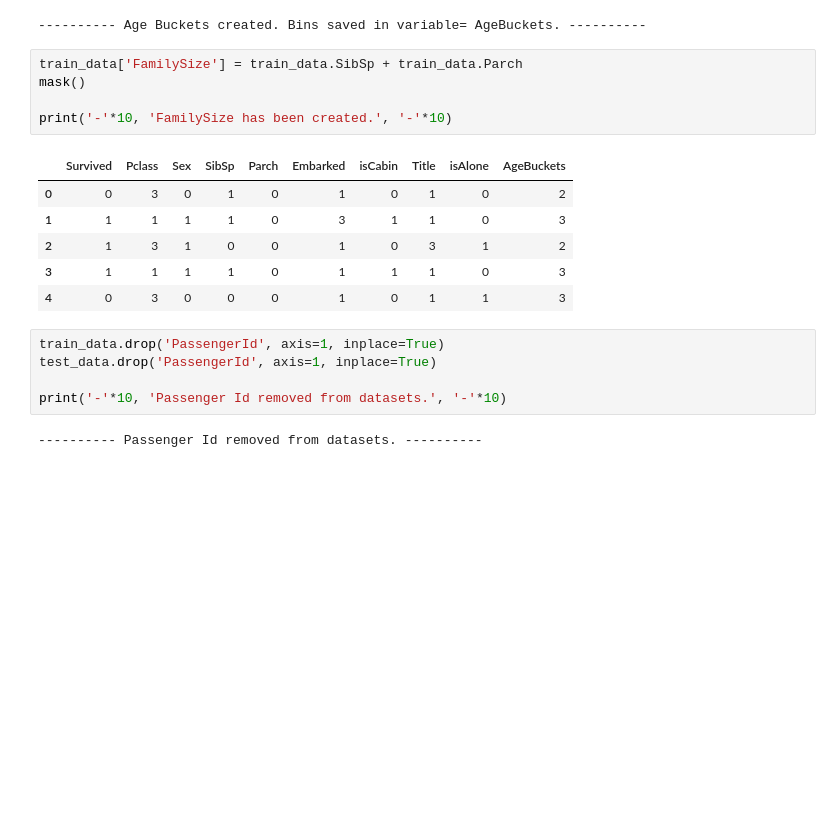
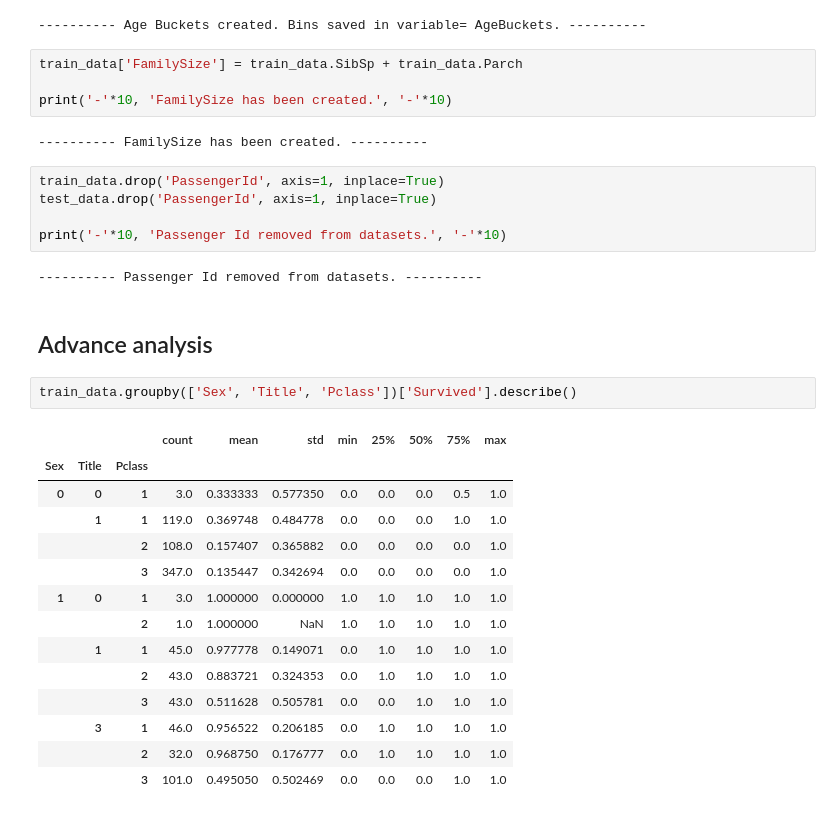
Before and after one commit to MateuszKonopelski/Kaggle, a Jupyter notebook: Project1_Titanic/Titanic_code.ipynb, the cells around one changed output. Saved outputs shown, nothing was run; the diff lists cells and outputs as text; blank space fills up the shorter version.

Commit message:
Advance grouping and pivot tables

```diff
--- a/Project1_Titanic/Titanic_code.ipynb
+++ b/Project1_Titanic/Titanic_code.ipynb
@@ -328,16 +325,10 @@ print('-'*10, 'Age Buckets created. Bins saved in variable= AgeBuckets.', '-'*10
 ---------- Age Buckets created. Bins saved in variable= AgeBuckets. ----------
 # %%
 train_data['FamilySize'] = train_data.SibSp + train_data.Parch
-mask()
 
 print('-'*10, 'FamilySize has been created.', '-'*10)
 # %% [output]
-|  | Survived | Pclass | Sex | SibSp | Parch | Embarked | isCabin | Title | isAlone | AgeBuckets |
-| 0 | 0 | 3 | 0 | 1 | 0 | 1 | 0 | 1 | 0 | 2 |
-| 1 | 1 | 1 | 1 | 1 | 0 | 3 | 1 | 1 | 0 | 3 |
-| 2 | 1 | 3 | 1 | 0 | 0 | 1 | 0 | 3 | 1 | 2 |
-| 3 | 1 | 1 | 1 | 1 | 0 | 1 | 1 | 1 | 0 | 3 |
-| 4 | 0 | 3 | 0 | 0 | 0 | 1 | 0 | 1 | 1 | 3 |
+---------- FamilySize has been created. ----------
 # %%
 train_data.drop('PassengerId', axis=1, inplace=True)
 test_data.drop('PassengerId', axis=1, inplace=True)
@@ -345,3 +336,22 @@ test_data.drop('PassengerId', axis=1, inplace=True)
 print('-'*10, 'Passenger Id removed from datasets.', '-'*10)
 # %% [output]
 ---------- Passenger Id removed from datasets. ----------
+# %% [markdown]
+## Advance analysis
+# %%
+train_data.groupby(['Sex', 'Title', 'Pclass'])['Survived'].describe()
+# %% [output]
+|  |  |  | count | mean | std | min | 25% | 50% | 75% | max |
+| Sex | Title | Pclass |  |  |  |  |  |  |  |  |
+| 0 | 0 | 1 | 3.0 | 0.333333 | 0.577350 | 0.0 | 0.0 | 0.0 | 0.5 | 1.0 |
+|  | 1 | 1 | 119.0 | 0.369748 | 0.484778 | 0.0 | 0.0 | 0.0 | 1.0 | 1.0 |
+|  |  | 2 | 108.0 | 0.157407 | 0.365882 | 0.0 | 0.0 | 0.0 | 0.0 | 1.0 |
+|  |  | 3 | 347.0 | 0.135447 | 0.342694 | 0.0 | 0.0 | 0.0 | 0.0 | 1.0 |
+| 1 | 0 | 1 | 3.0 | 1.000000 | 0.000000 | 1.0 | 1.0 | 1.0 | 1.0 | 1.0 |
+|  |  | 2 | 1.0 | 1.000000 | NaN | 1.0 | 1.0 | 1.0 | 1.0 | 1.0 |
+|  | 1 | 1 | 45.0 | 0.977778 | 0.149071 | 0.0 | 1.0 | 1.0 | 1.0 | 1.0 |
+|  |  | 2 | 43.0 | 0.883721 | 0.324353 | 0.0 | 1.0 | 1.0 | 1.0 | 1.0 |
+|  |  | 3 | 43.0 | 0.511628 | 0.505781 | 0.0 | 0.0 | 1.0 | 1.0 | 1.0 |
+|  | 3 | 1 | 46.0 | 0.956522 | 0.206185 | 0.0 | 1.0 | 1.0 | 1.0 | 1.0 |
+|  |  | 2 | 32.0 | 0.968750 | 0.176777 | 0.0 | 1.0 | 1.0 | 1.0 | 1.0 |
+|  |  | 3 | 101.0 | 0.495050 | 0.502469 | 0.0 | 0.0 | 0.0 | 1.0 | 1.0 |
```
Also changed, not shown: parts of 5 cells of this notebook.
